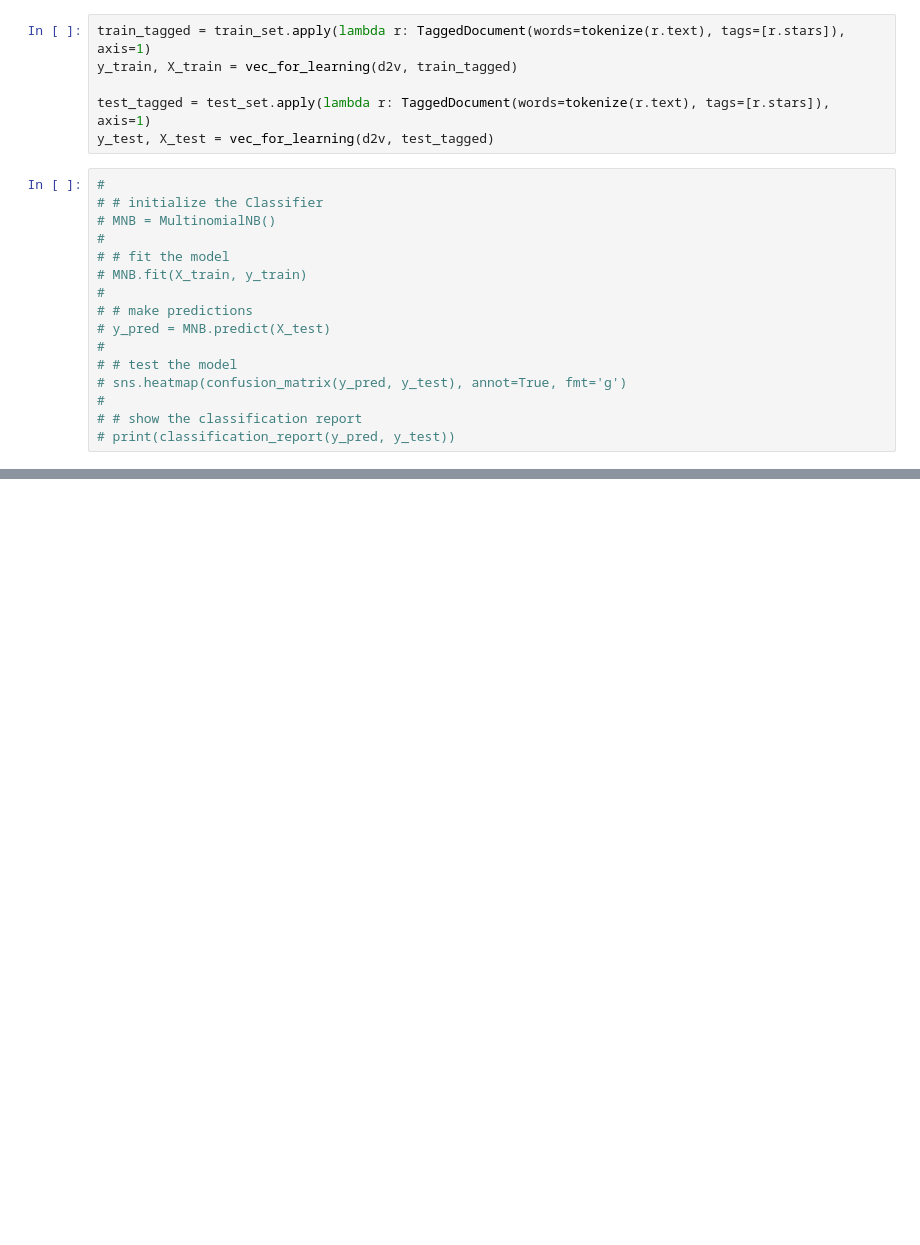
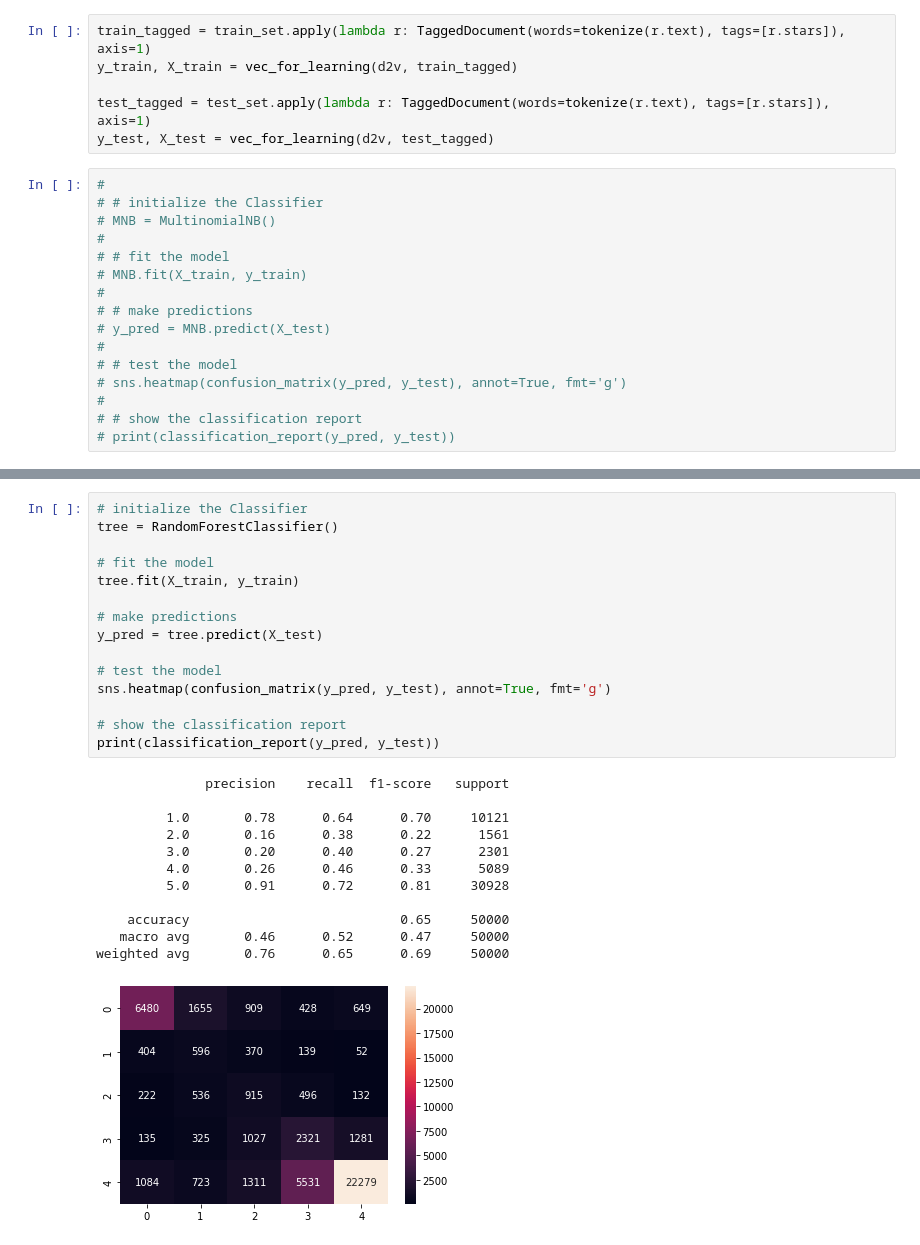
Before and after one commit to Jerwin87/Yelp-Capstone, a Jupyter notebook: notebooks/jw_models_mk_doc2vec_trainmodels.ipynb, the cells around one changed output, grey strips where cells are left out. Saved outputs shown, nothing was run; the diff lists cells and outputs as text; blank space fills up the shorter version.

```diff
--- a/notebooks/jw_models_mk_doc2vec_trainmodels.ipynb
+++ b/notebooks/jw_models_mk_doc2vec_trainmodels.ipynb
@@ -154,0 +173,28 @@ weighted avg       0.82      0.58      0.67     21999
+# %%
+# initialize the Classifier
+tree = RandomForestClassifier()
+
+# fit the model
+tree.fit(X_train, y_train)
+
+# make predictions
+y_pred = tree.predict(X_test)
+
+# test the model
+sns.heatmap(confusion_matrix(y_pred, y_test), annot=True, fmt='g')
+
+# show the classification report
+print(classification_report(y_pred, y_test))
+# %% [output]
+              precision    recall  f1-score   support
+
+         1.0       0.78      0.64      0.70     10121
+         2.0       0.16      0.38      0.22      1561
+         3.0       0.20      0.40      0.27      2301
+         4.0       0.26      0.46      0.33      5089
+         5.0       0.91      0.72      0.81     30928
+
+    accuracy                           0.65     50000
+   macro avg       0.46      0.52      0.47     50000
+weighted avg       0.76      0.65      0.69     50000
+[figure, added]
```
Also changed, not shown: parts of 7 cells of this notebook, 1 other file.
